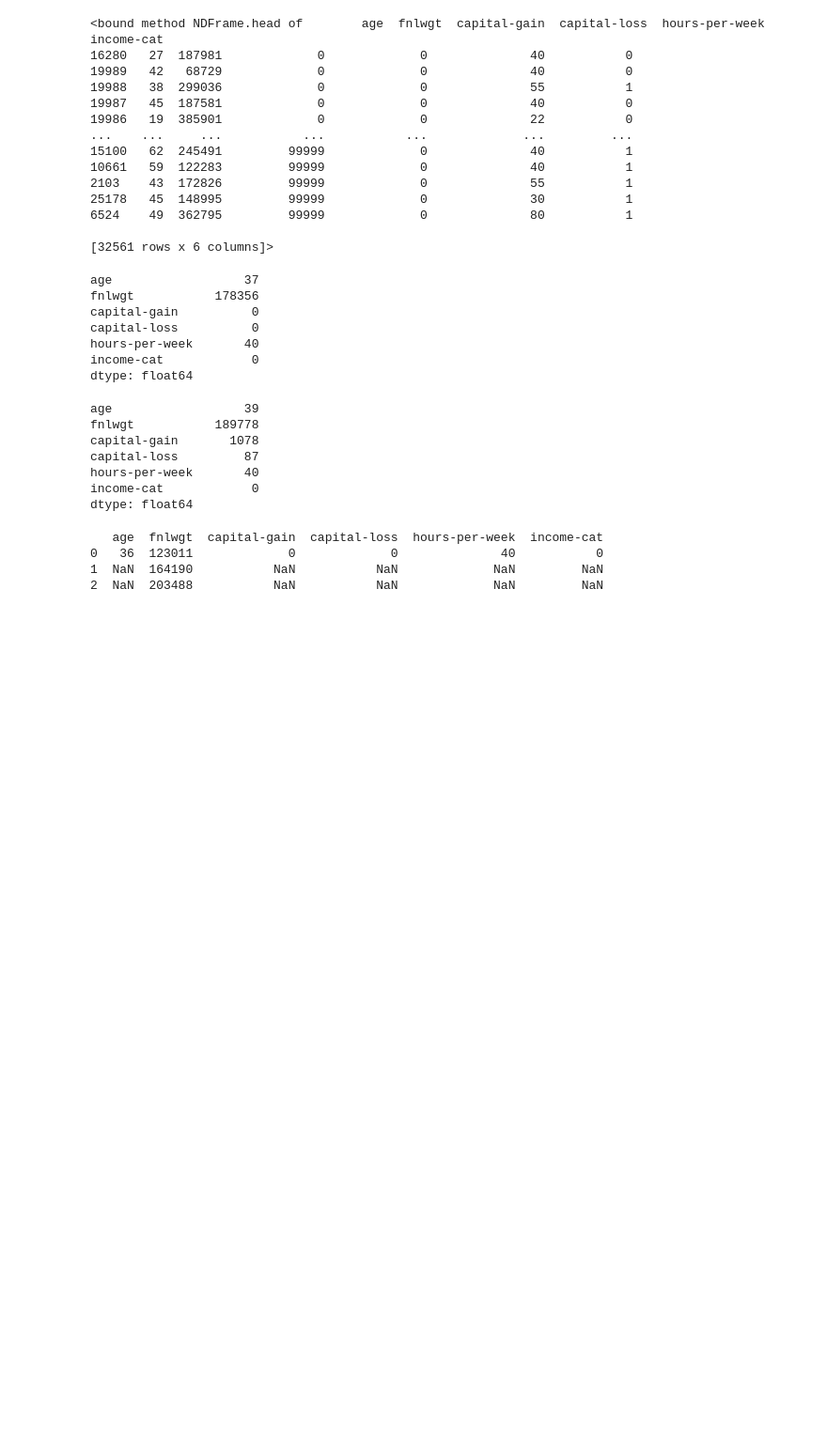
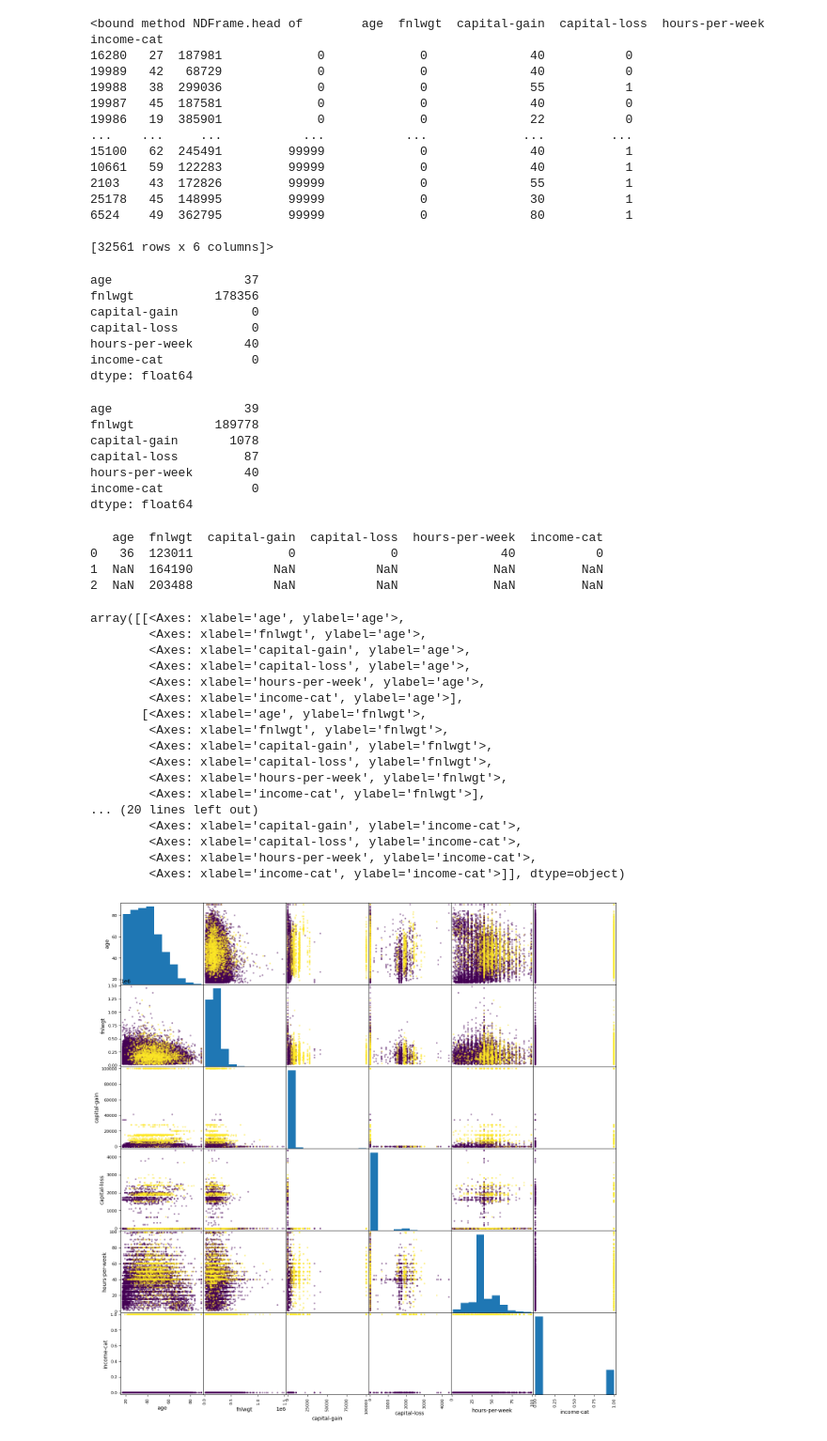
Before and after one commit to aisven/fullstack-ml-academy-homework, a Jupyter notebook: notepads/05-Explorative-Datenanalyse/05-Explorative-Datenanalyse.ipynb, the cells around one changed output. Shown at 94% size. Drawn from its saved outputs; the diff is of its cells as text; code cells hidden in the pictures; blank space fills up the shorter version.

Commit message:
add scatter matrix using pandas and matplotlib commit 2

```diff
--- a/notepads/05-Explorative-Datenanalyse/05-Explorative-Datenanalyse.ipynb
+++ b/notepads/05-Explorative-Datenanalyse/05-Explorative-Datenanalyse.ipynb
@@ -165,3 +168,27 @@ print(data_int.mode(numeric_only=True, dropna=True))
 0   36  123011             0             0              40           0
 1  NaN  164190           NaN           NaN             NaN         NaN
 2  NaN  203488           NaN           NaN             NaN         NaN
+# %%
+pd.plotting.scatter_matrix(data_int,
+                           c=data_int['income-cat'],
+                           figsize=(17, 17)
+                          )
+# %% [output]
+array([[<Axes: xlabel='age', ylabel='age'>,
+        <Axes: xlabel='fnlwgt', ylabel='age'>,
+        <Axes: xlabel='capital-gain', ylabel='age'>,
+        <Axes: xlabel='capital-loss', ylabel='age'>,
+        <Axes: xlabel='hours-per-week', ylabel='age'>,
+        <Axes: xlabel='income-cat', ylabel='age'>],
+       [<Axes: xlabel='age', ylabel='fnlwgt'>,
+        <Axes: xlabel='fnlwgt', ylabel='fnlwgt'>,
+        <Axes: xlabel='capital-gain', ylabel='fnlwgt'>,
+        <Axes: xlabel='capital-loss', ylabel='fnlwgt'>,
+        <Axes: xlabel='hours-per-week', ylabel='fnlwgt'>,
+        <Axes: xlabel='income-cat', ylabel='fnlwgt'>],
+... (20 lines left out)
+        <Axes: xlabel='capital-gain', ylabel='income-cat'>,
+        <Axes: xlabel='capital-loss', ylabel='income-cat'>,
+        <Axes: xlabel='hours-per-week', ylabel='income-cat'>,
+        <Axes: xlabel='income-cat', ylabel='income-cat'>]], dtype=object)
+[figure, added]
```
Also changed, not shown: parts of 1 cell of this notebook.
